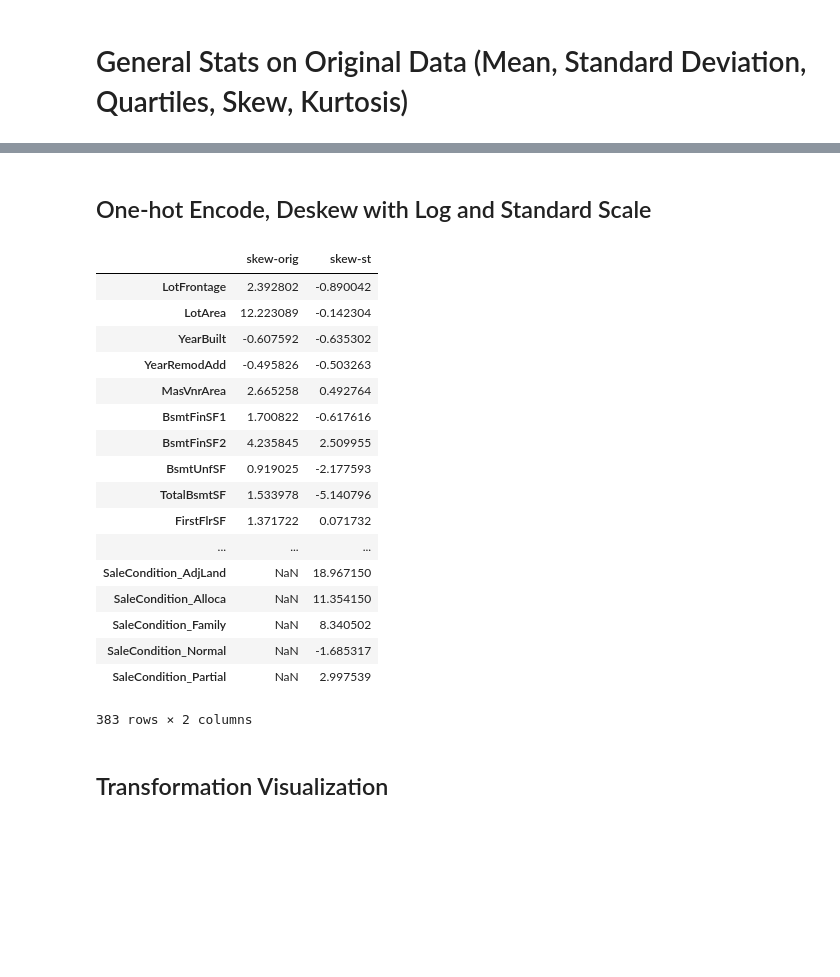
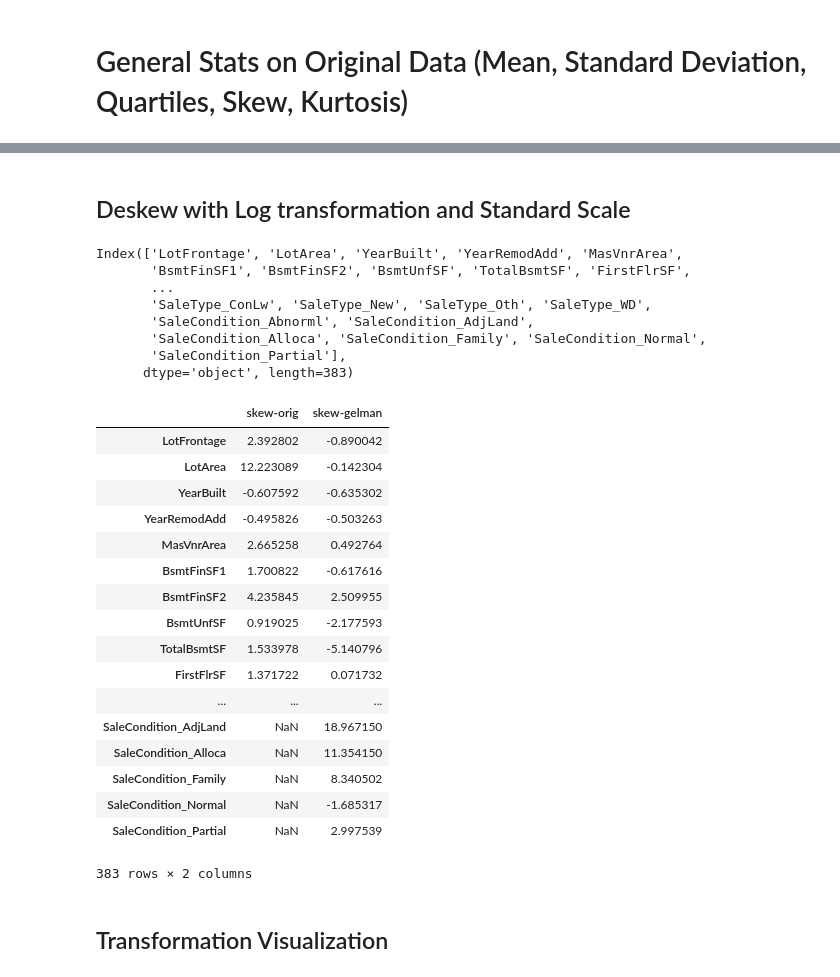
Before and after one commit to rudysenstad/CSX_450_2_Final_Exam, a Jupyter notebook: ipyndb/02-data-prep.ipynb, the cells around one changed output, grey strips where cells are left out. Drawn from its saved outputs; the diff is of its cells as text; code cells hidden in the pictures; blank space fills up the shorter version.

```diff
--- a/ipyndb/02-data-prep.ipynb
+++ b/ipyndb/02-data-prep.ipynb
@@ -34,19 +34,39 @@ stats
 | YrSold | 1451.0 | 2007.815300 | 1.329376 | 2006.0 | 2007.0 | 2008.000000 | 2009.0 | 2010.0 | 0.096033 | -1.194337 |
 | SalePrice | 1451.0 | 180624.101999 | 79312.128273 | 34900.0 | 129900.0 | 162500.000000 | 214000.0 | 755000.0 | 1.881164 | 6.546265 |
 # %% [markdown]
-## One-hot Encode, Deskew with Log and Standard Scale
+## Deskew with Log transformation and Standard Scale
+# %%
+def apply_scale(dataframe, scaling_function):
+    numerical_df = dataframe.select_dtypes(include=[float])
+    print(numerical_df.columns)
+    numerical_df = scaling_function(numerical_df)
+    tmp_df = dataframe.copy()
+    tmp_df[numerical_df.columns] = numerical_df
+    return tmp_df
+
+def gelman_scale(dataframe):
+    return (dataframe - dataframe.mean())/(2*dataframe.std())
 # %%
 housing_one_hot_df = pd.get_dummies(housing_df)
 
 scaler = StandardScaler()
 housing_log_df = np.log(housing_one_hot_df + 1)
-scaler.fit(housing_log_df)
-stats_st = housing_log_df.describe().T
-stats_st['skew'] = st.skew(housing_log_df)
+housing_gelman_df = apply_scale(housing_log_df, gelman_scale)
+scaler.fit(housing_gelman_df)
+stats_gelman = housing_gelman_df.describe().T
+stats_gelman['skew'] = st.skew(housing_gelman_df)
 
-stats_st.join(stats, lsuffix='-st', rsuffix='-orig')[['skew-orig', 'skew-st']]
+stats_gelman.join(stats, lsuffix='-gelman', rsuffix='-orig')[['skew-orig', 'skew-gelman']]
 # %% [output]
+Index(['LotFrontage', 'LotArea', 'YearBuilt', 'YearRemodAdd', 'MasVnrArea',
+       'BsmtFinSF1', 'BsmtFinSF2', 'BsmtUnfSF', 'TotalBsmtSF', 'FirstFlrSF',
+       ...
+       'SaleType_ConLw', 'SaleType_New', 'SaleType_Oth', 'SaleType_WD',
+       'SaleCondition_Abnorml', 'SaleCondition_AdjLand',
+       'SaleCondition_Alloca', 'SaleCondition_Family', 'SaleCondition_Normal',
+       'SaleCondition_Partial'],
+      dtype='object', length=383)
-|  | skew-orig | skew-st |
+|  | skew-orig | skew-gelman |
 | LotFrontage | 2.392802 | -0.890042 |
 | LotArea | 12.223089 | -0.142304 |
 | YearBuilt | -0.607592 | -0.635302 |
@@ -63,7 +83,7 @@ stats_st.join(stats, lsuffix='-st', rsuffix='-orig')[['skew-orig', 'skew-st']]
 | SaleCondition_Family | NaN | 8.340502 |
 | SaleCondition_Normal | NaN | -1.685317 |
 | SaleCondition_Partial | NaN | 2.997539 |
-383 rows × 2 columns
+383 rows × 2 columns
 # %% [markdown]
 ## Transformation Visualization
 # %%
```
Also changed, not shown: parts of 1 cell of this notebook, 4 other files.
